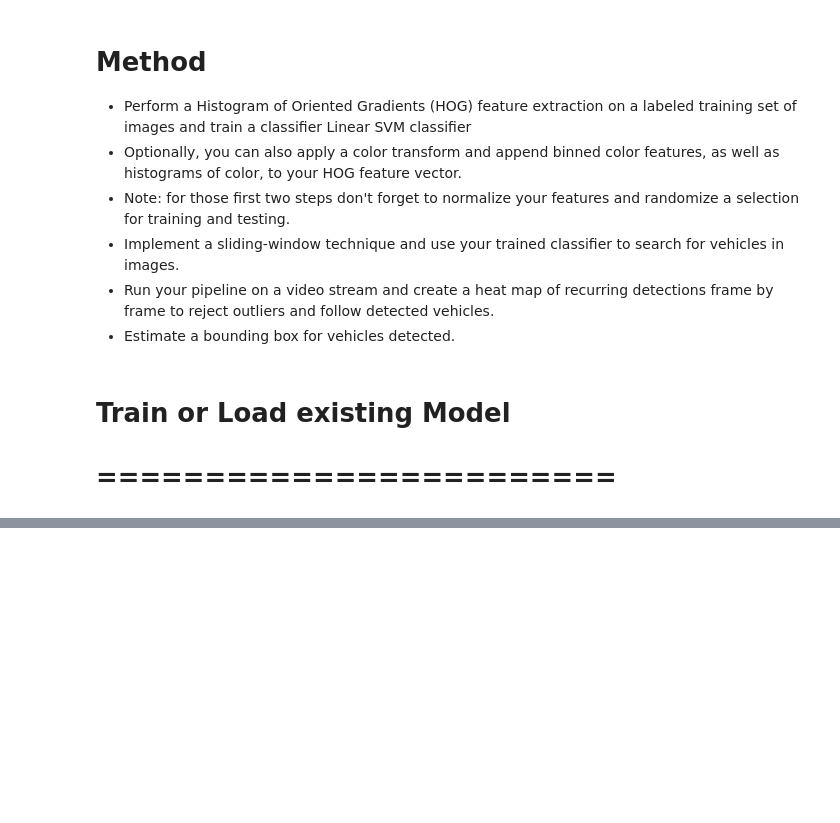
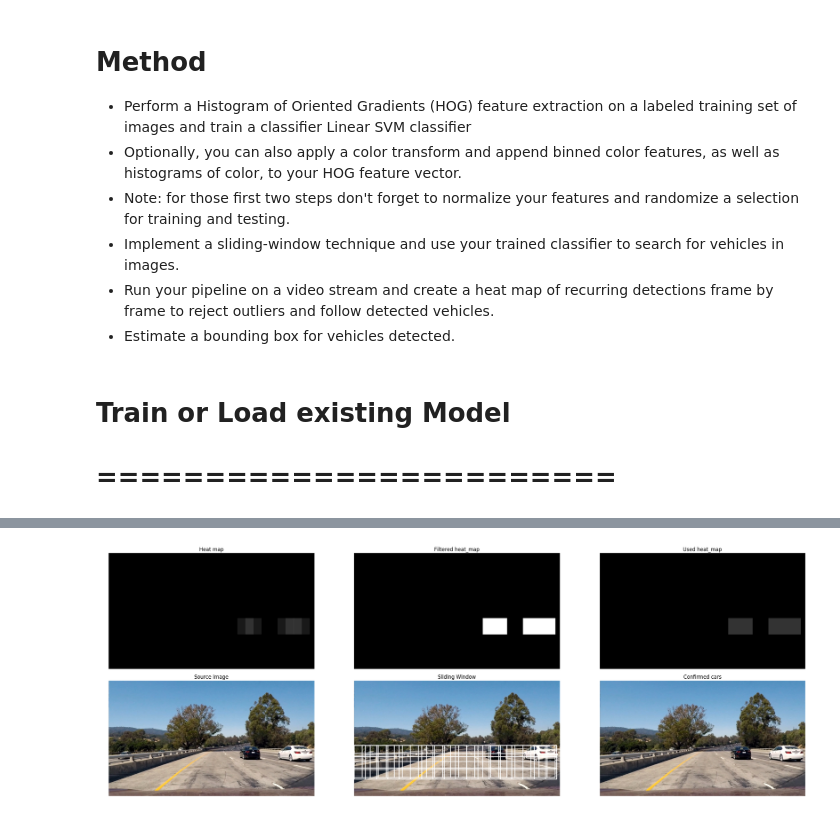
Before and after one commit to ninopereira/Vehicle_Detection_and_Tracking, a Jupyter notebook: vehicle_detection.ipynb, the cells around one changed output, grey strips where cells are left out. Cells and saved outputs as stored; diff of their text form; code cells hidden in the pictures; blank space fills up the shorter version.

```diff
--- a/vehicle_detection.ipynb
+++ b/vehicle_detection.ipynb
@@ -248,0 +442,4 @@ def data_look(car_list, notcar_list):
+# %%
+def get_distance(pt1, pt2):
+    '''computes the euclidean distance between two points'''
+    return math.sqrt((pt1[0]-pt2[0])**2+(pt1[1]-pt2[1])**2)
@@ -248,0 +459,9 @@ def data_look(car_list, notcar_list):
+# %%
+def create_map_from_data(img, posit_data, heat_increment=25):
+    '''convert the data (as rectangles) in a heat map'''
+    new_heat_map = np.zeros_like(img) # 1 channel is enough
+    for elem in posit_data:
+        cv2.rectangle(new_heat_map, elem[1][0], elem[1][1],
+                      (heat_increment, heat_increment, heat_increment),
+                      thickness=-1) #filled rect
+    return new_heat_map
@@ -547,22 +558,63 @@ def process_image(img,debug=0):
-# %%
-#reset heat_map_old
-process_image.heat_map_old=np.zeros_like(rgb_img)
-process_image.car_detector = car_detector
-process_image.rectangles = create_list_rectangles(rgb_img)
 # %%
-# file = 'test_images/test_14.png' # two cars, black and white
-# file = 'test_images/test_13.png' # two cars, black and white
-# file = 'test_images/test_12.png' # two cars, black and white
-# file = 'test_images/test_11.png' # two cars, black and white
-# file = 'test_images/test_10.png' # two cars, black and white
-# file = 'test_images/test_09.png' # two cars, black and white
-# file = 'test_images/test_08.png' # two cars, black and white
-# file = 'test_images/test_07.png' # two cars, black and white
-# file = 'test_images/test_06.jpg' # two cars, black and white
-# file = 'test_images/test_05.jpg' # two cars, black and white
-# file = 'test_images/test_04.jpg' # two cars, black and white
-# file = 'test_images/test_03.jpg' # white car
-# file = 'test_images/test_02.jpg' # no cars
-file = 'test_images/test_01.jpg' # two cars, black and white
+def main():
+    # my code here
+    new_model = False
+#     new_model = True
 
-rgb_img = scipy.misc.imread(file)
+    # create a CarDetector object
+    # cspace='RGB', spatial_size=(16, 16),hist_bins=16,hog_channel=0) #cspace='YUV',hog_channel=1)
+    # Options: RGB, HSV, LUV, HLS, YUV
+    car_detector = CarDetector(cspace='HSV', hog_channel=2, spatial=True,
+                               histogram=True, hog_method=True)
+
+    if new_model:
+        # load the dataset
+        cars, notcars = load_dataset()
+        peak_data(cars, notcars)
+        #train the classifier
+        car_detector.train_classifier(cars, notcars)
+    else:
+        # load existing model
+        car_detector = CarDetector(cspace='HSV', hog_channel=2, spatial=True,
+                                   histogram=True, hog_method=True)
+        car_detector.load_classifier('classifier.pkl', 'scaler.pkl')
+
+    # Test pipeline in an test image
+    im_filename = 'test_images/test_01.jpg' # two cars, black and white
+    rgb_image = scipy.misc.imread(im_filename)
+    #reset heat_map_old
+    process_image.heat_map_old = np.zeros_like(rgb_image)
+    process_image.car_detector = car_detector
+    process_image.rectangles = create_list_rectangles(rgb_image)
+    # im_filename = 'test_images/test_14.png' # two cars, black and white
+    # im_filename = 'test_images/test_13.png' # two cars, black and white
+    # im_filename = 'test_images/test_12.png' # two cars, black and white
+    # im_filename = 'test_images/test_11.png' # two cars, black and white
+    # im_filename = 'test_images/test_10.png' # two cars, black and white
+    # im_filename = 'test_images/test_09.png' # two cars, black and white
+    # im_filename = 'test_images/test_08.png' # two cars, black and white
+    # im_filename = 'test_images/test_07.png' # two cars, black and white
+    # im_filename = 'test_images/test_06.jpg' # two cars, black and white
+    # im_filename = 'test_images/test_05.jpg' # two cars, black and white
+    # im_filename = 'test_images/test_04.jpg' # two cars, black and white
+    # im_filename = 'test_images/test_03.jpg' # white car
+    # im_filename = 'test_images/test_02.jpg' # no cars
+    im_filename = 'test_images/test_01.jpg' # two cars, black and white
+    result = process_image(rgb_image, debug=1)
+
+    #process a video file
+    process_image.heat_map_old = np.zeros_like(rgb_image)
+    process_image.car_detector = car_detector
+    process_image.rectangles = create_list_rectangles(rgb_image)
+#     process_video('test_video.mp4', 'output_images/test_output.mp4', process_image)
+
+#     process_video('small_video_2.mp4', 'output_images/small_output_2.mp4', process_image)
+
+#     process_video('small_video_3.mp4', 'output_images/small_output_3.mp4', process_image)
+
+#     process_video('project_video.mp4', 'output_images/project_output.mp4', process_image)
+
+
+if __name__ == "__main__":
+    main()
+# %% [output]
@@ -568,0 +627 @@ rgb_img = scipy.misc.imread(file)
+[figure, added]
```
Also changed, not shown: parts of 30 cells of this notebook, 5 other files.
